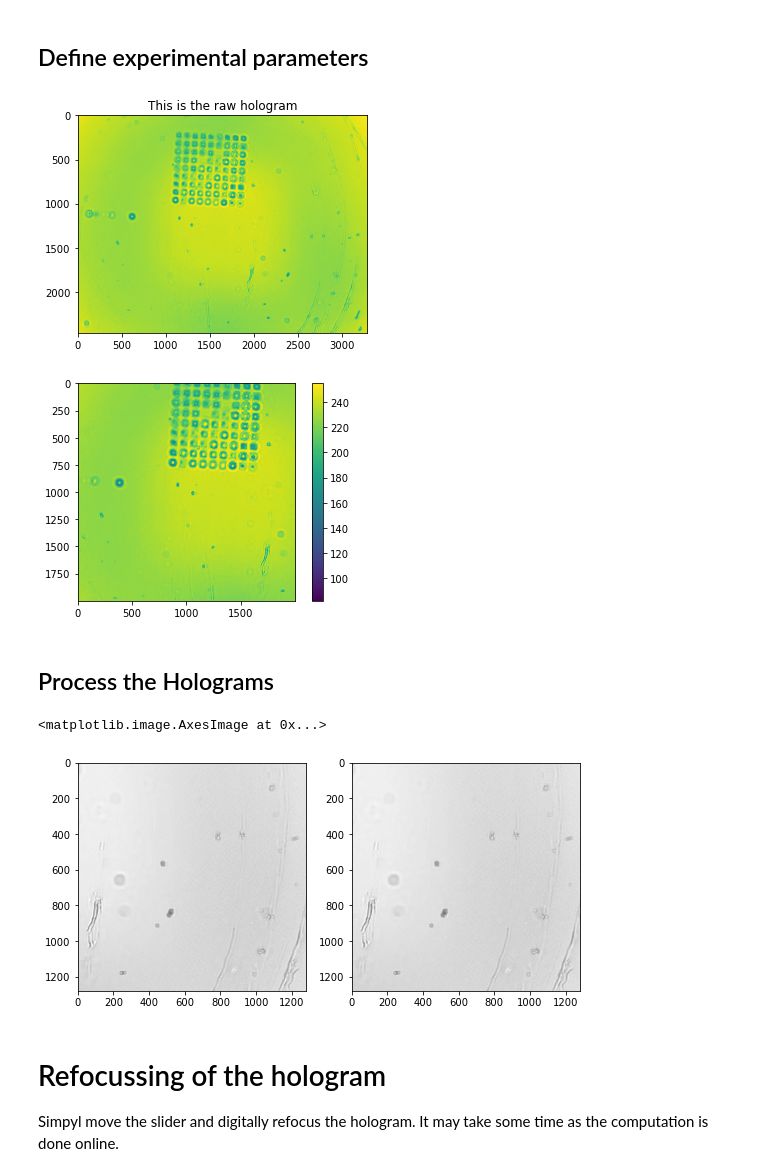
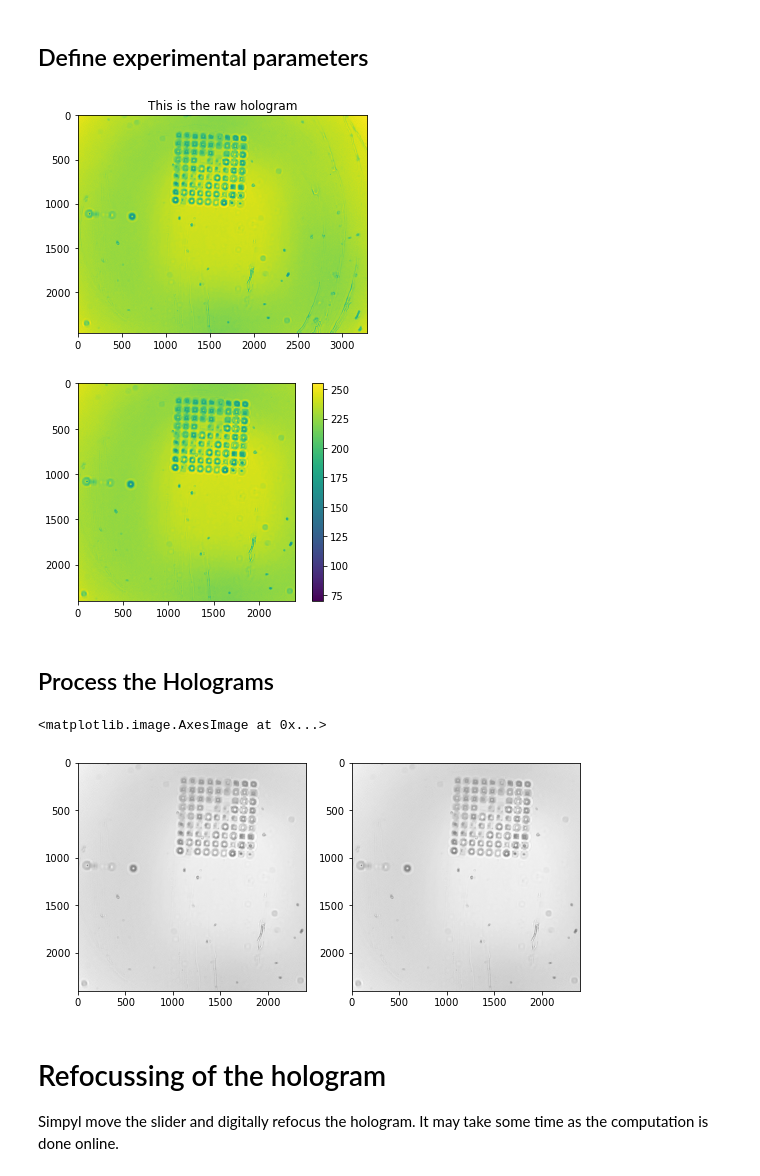
Before and after one commit to openUC2/UC2-GIT, a Jupyter notebook: WORKSHOP/INLINE-HOLOGRAMM/PYTHON/Listings_1_ReconHoloInline.ipynb, the cells around one changed output. Drawn from its saved outputs; the diff is of its cells as text; code cells hidden in the pictures.

Commit message:
Updating Hologram images

```diff
--- a/WORKSHOP/INLINE-HOLOGRAMM/PYTHON/Listings_1_ReconHoloInline.ipynb
+++ b/WORKSHOP/INLINE-HOLOGRAMM/PYTHON/Listings_1_ReconHoloInline.ipynb
@@ -85,7 +88,7 @@ def FresnelPropagator(E0, ps, lambda0, z):
 my_holo_file = 'testholo.jpg'#'hologram_mouse.jpg'#''hologram_mouse2.jpg'# 'test_microplastic.jpg'# 'hologram_mouse.jpg'
 my_background_file = 'testholo.jpg'#'test2bg.jpg'
 mychannel = 2 # select the color channel 0,1,2
-mysize = 2000 # region of interest around the center coordinate
+mysize = 2400 # region of interest around the center coordinate
 center_x = 2500 # This is the center where we want to crop the ROI of the holgrom
 center_y = 1600 # This is the center where we want to crop the ROI of the holgrom
 
@@ -102,34 +105,34 @@ myholo = 1.*plt.imread(my_holo_file);
 
 # select only the blue channel (because we used the blue LED)
 myholo = myholo[:,:,mychannel ]
 
 # if we acquired the background, subtract it!
 if(0):
     mybak = 1.*imread(my_background_file)
     mybak = mybak[:,:,mychannel ]
     myholo = myholo/(20+mybak) # add some value to avoid dividing by zero
 
 # Display the raw hologram
 plt.title('This is the raw hologram'), plt.imshow(myholo), plt.show()
 # crop out the ROI around the center to speed up computation (RADIX 2 please!)
 holosize = myholo.shape
 myholo =  myholo[int(holosize[0]/2-mysize/2):int(holosize[0]/2+mysize/2), int(holosize[0]/2-mysize/2):int(holosize[0]/2+mysize/2)]
 #myholo =  myholo[int(center_y-mysize//2):int(center_y+mysize//2), int(center_x-mysize//2):int(center_x+mysize//2)]
 
 
 # display intermediate result
 plt.imshow(myholo)
 plt.colorbar()
 plt.show()
 
 # normalize hologram
 myholo = myholo/np.max(myholo);
 
 # estimate hologram's amplitude
 myamplitude = np.sqrt(myholo);
 # %% [output]
 [figure]
-[figure, old version]
+[figure, new version]
 # %% [markdown]
 ## Process the Holograms
 # %%
@@ -165,7 +168,7 @@ ax_orig.imshow(myholo, cmap="gray")
 ax_new.imshow(myholo, cmap="gray")
 # %% [output]
 <matplotlib.image.AxesImage at 0x...>
-[figure, old version]
+[figure, new version]
 # %% [markdown]
 # Refocussing of the hologram
 Simpyl move the slider and digitally refocus the hologram. It may take some time as the computation is done online.
```
Also changed, not shown: parts of 2 cells of this notebook.
